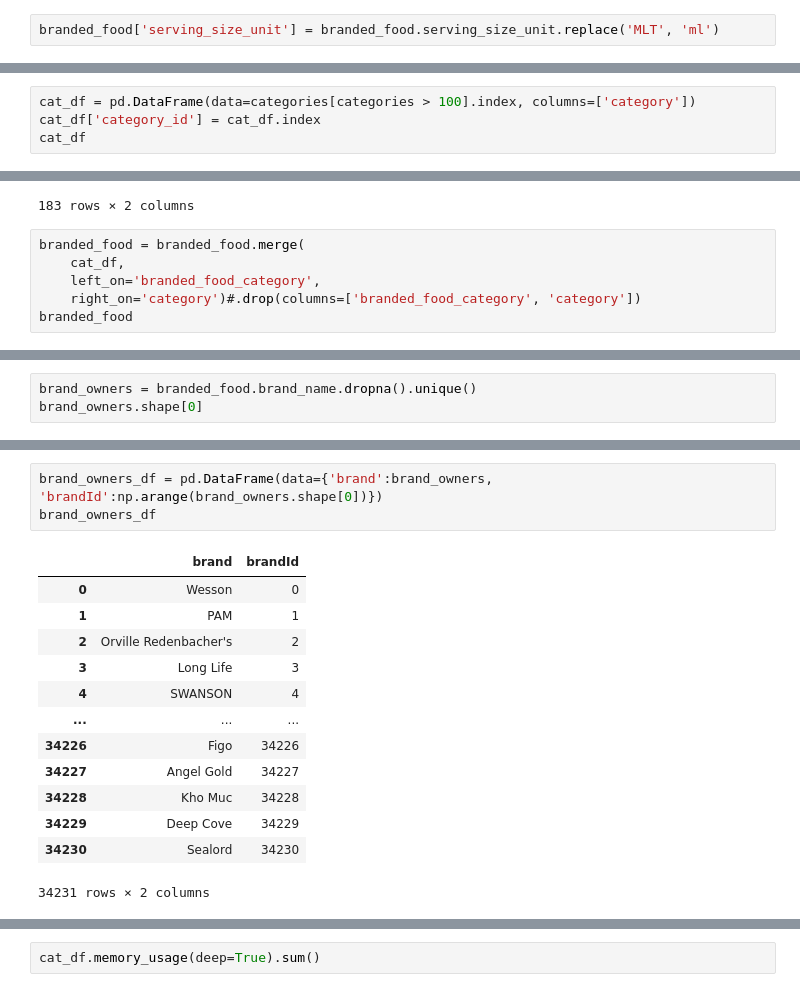
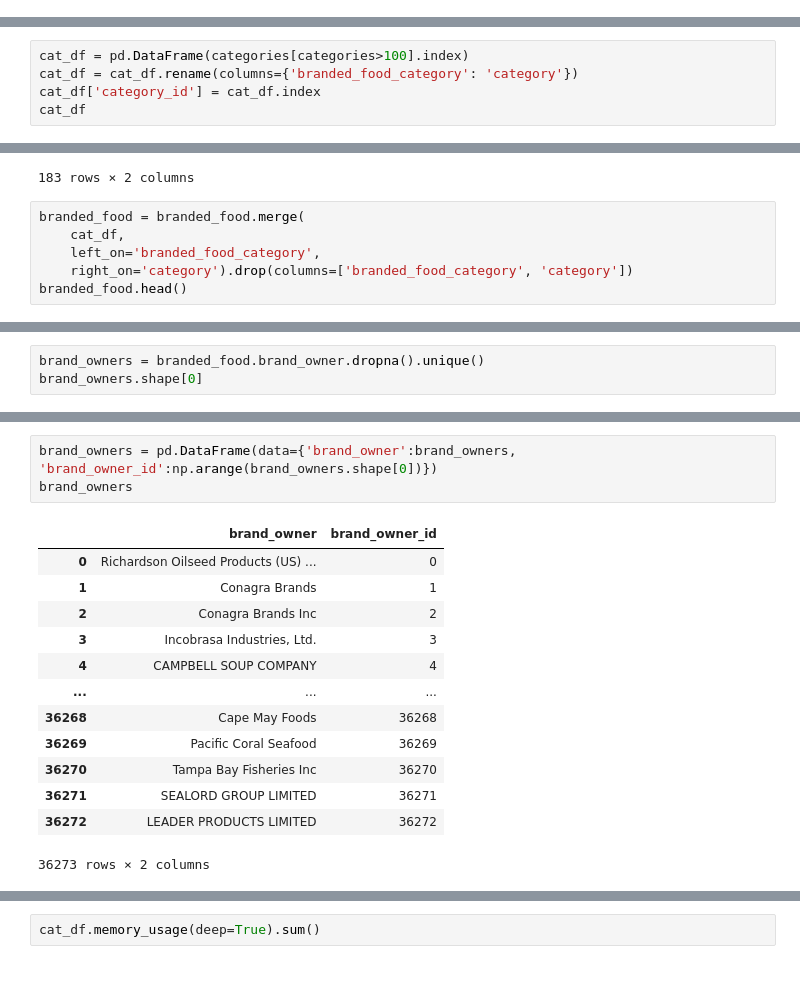
Before and after one commit to alexander-jensen/FDA-Data-Analysis, a Jupyter notebook: Branded Food Initial Data Analysis.ipynb, the cells around one changed output, grey strips where cells are left out. Drawn from its saved outputs; the diff is of its cells as text.

```diff
--- a/Branded Food Initial Data Analysis.ipynb
+++ b/Branded Food Initial Data Analysis.ipynb
@@ -501,2 +293,0 @@ We find by test that the distributions are more likely to be from the same under
-# %%
-branded_food['serving_size_unit'] = branded_food.serving_size_unit.replace('MLT', 'ml')
@@ -940,5 +702,6 @@ Name: branded_food_category, Length: 183, dtype: int64
 # %%
-cat_df = pd.DataFrame(data=categories[categories > 100].index, columns=['category'])
+cat_df = pd.DataFrame(categories[categories>100].index)
+cat_df = cat_df.rename(columns={'branded_food_category': 'category'})
 cat_df['category_id'] = cat_df.index
 cat_df
 # %% [output]
@@ -959,8 +722,8 @@ cat_df
 branded_food = branded_food.merge(
     cat_df,
     left_on='branded_food_category',
-    right_on='category')#.drop(columns=['branded_food_category', 'category'])
-branded_food
+    right_on='category').drop(columns=['branded_food_category', 'category'])
+branded_food.head()
 # %% [output]
 |  | fdc_id | brand_owner | brand_name | subbrand_name | gtin_upc | ingredients | serving_size | ... |
 | 0 | 1105904 | Richardson Oilseed Products (US) ... | NaN | NaN | 00027000612323 | Vegetable Oil | 15.00 | ... |
@@ -982,4 +743,4 @@ branded_food.memory_usage(deep=True).sum()
 # %%
-brand_owners = branded_food.brand_name.dropna().unique()
+brand_owners = branded_food.brand_owner.dropna().unique()
 brand_owners.shape[0]
 # %% [output]
@@ -987,17 +748,17 @@ brand_owners.shape[0]
 # %%
-brand_owners_df = pd.DataFrame(data={'brand':brand_owners, 'brandId':np.arange(brand_owners.shape[0])})
-brand_owners_df
+brand_owners = pd.DataFrame(data={'brand_owner':brand_owners, 'brand_owner_id':np.arange(brand_owners.shape[0])})
+brand_owners
 # %% [output]
-|  | brand | brandId |
-| 0 | Wesson | 0 |
-| 1 | PAM | 1 |
-| 2 | Orville Redenbacher's | 2 |
-| 3 | Long Life | 3 |
-| 4 | SWANSON | 4 |
+|  | brand_owner | brand_owner_id |
+| 0 | Richardson Oilseed Products (US) ... | 0 |
+| 1 | Conagra Brands | 1 |
+| 2 | Conagra Brands Inc | 2 |
+| 3 | Incobrasa Industries, Ltd. | 3 |
+| 4 | CAMPBELL SOUP COMPANY | 4 |
 | ... | ... | ... |
-| 34226 | Figo | 34226 |
-| 34227 | Angel Gold | 34227 |
-| 34228 | Kho Muc | 34228 |
-| 34229 | Deep Cove | 34229 |
-| 34230 | Sealord | 34230 |
+| 36268 | Cape May Foods | 36268 |
+| 36269 | Pacific Coral Seafood | 36269 |
+| 36270 | Tampa Bay Fisheries Inc | 36270 |
+| 36271 | SEALORD GROUP LIMITED | 36271 |
+| 36272 | LEADER PRODUCTS LIMITED | 36272 |
-34231 rows × 2 columns
+36273 rows × 2 columns
```
Also changed, not shown: parts of 99 cells of this notebook, 3 other files.
